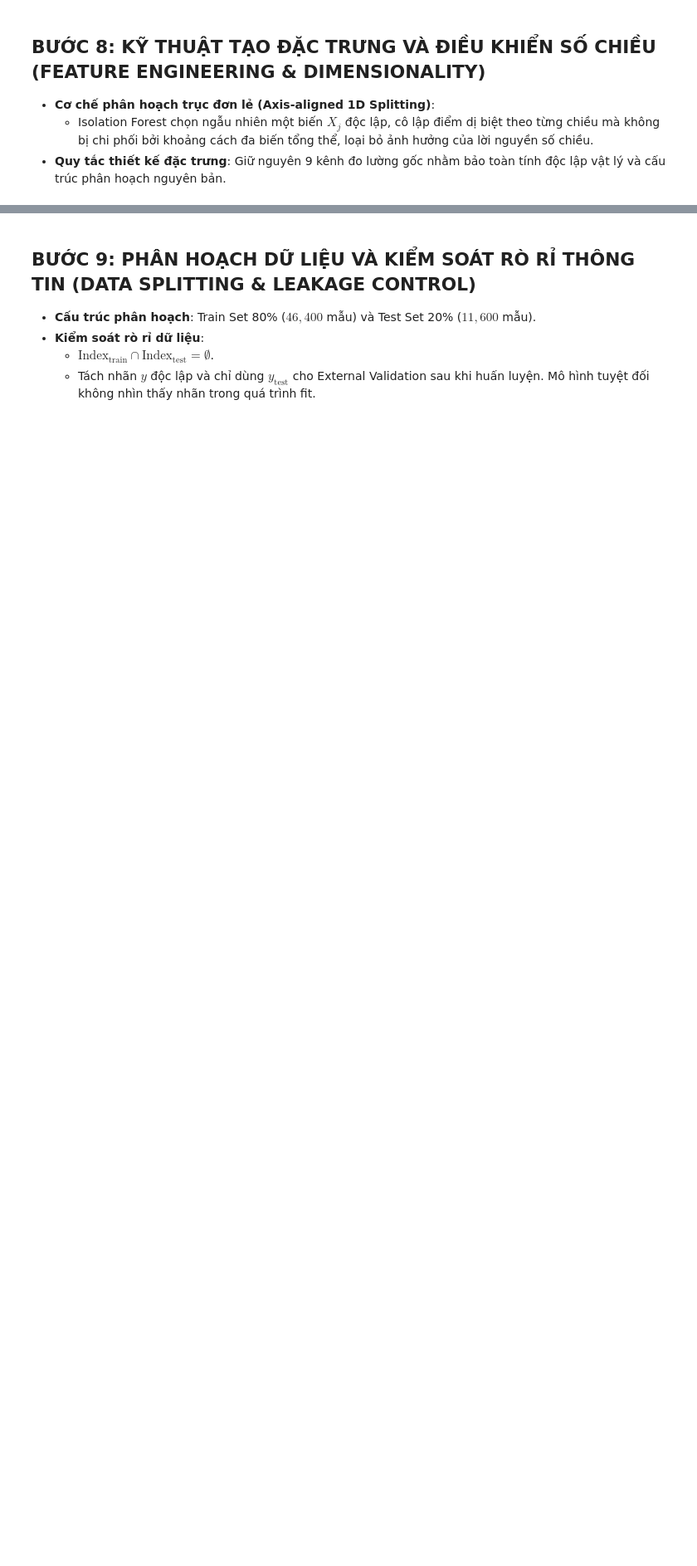
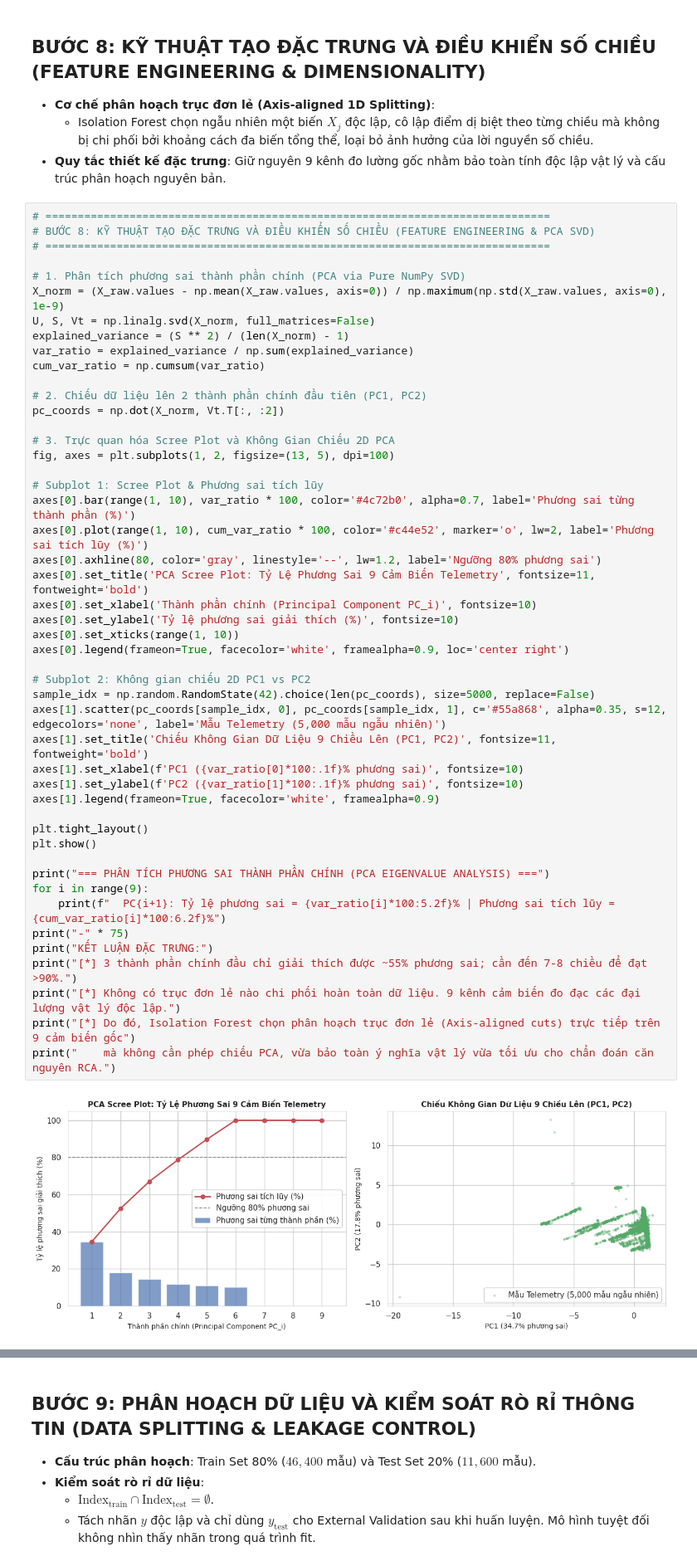
Before and after one commit to vongocgiavy/IFOREST, a Jupyter notebook: shuttle_anomaly_detection_iforest.ipynb, the cells around one changed output, grey strips where cells are left out. Shown at 83% size. Saved outputs shown, nothing was run; the diff lists cells and outputs as text; blank space fills up the shorter version.

Commit message:
Add code and visualizations for Steps 8, 10, and 12 in notebook; export HTML report and update README

```diff
--- a/shuttle_anomaly_detection_iforest.ipynb
+++ b/shuttle_anomaly_detection_iforest.ipynb
@@ -316,3 +316,53 @@ plt.show()
 - **Cơ chế phân hoạch trục đơn lẻ (Axis-aligned 1D Splitting)**:
   - Isolation Forest chọn ngẫu nhiên một biến $X_j$ độc lập, cô lập điểm dị biệt theo từng chiều mà không bị chi phối bởi khoảng cách đa biến tổng thể, loại bỏ ảnh hưởng của lời nguyền số chiều.
 - **Quy tắc thiết kế đặc trưng**: Giữ nguyên 9 kênh đo lường gốc nhằm bảo toàn tính độc lập vật lý và cấu trúc phân hoạch nguyên bản.
+# %%
+# ==============================================================================
+# BƯỚC 8: KỸ THUẬT TẠO ĐẶC TRƯNG VÀ ĐIỀU KHIỂN SỐ CHIỀU (FEATURE ENGINEERING & PCA SVD)
+# ==============================================================================
+
+# 1. Phân tích phương sai thành phần chính (PCA via Pure NumPy SVD)
+X_norm = (X_raw.values - np.mean(X_raw.values, axis=0)) / np.maximum(np.std(X_raw.values, axis=0), 1e-9)
+U, S, Vt = np.linalg.svd(X_norm, full_matrices=False)
+explained_variance = (S ** 2) / (len(X_norm) - 1)
+var_ratio = explained_variance / np.sum(explained_variance)
+cum_var_ratio = np.cumsum(var_ratio)
+
+# 2. Chiếu dữ liệu lên 2 thành phần chính đầu tiên (PC1, PC2)
+pc_coords = np.dot(X_norm, Vt.T[:, :2])
+
+# 3. Trực quan hóa Scree Plot và Không Gian Chiếu 2D PCA
+fig, axes = plt.subplots(1, 2, figsize=(13, 5), dpi=100)
+
+# Subplot 1: Scree Plot & Phương sai tích lũy
+axes[0].bar(range(1, 10), var_ratio * 100, color='#4c72b0', alpha=0.7, label='Phương sai từng thành phần (%)')
+axes[0].plot(range(1, 10), cum_var_ratio * 100, color='#c44e52', marker='o', lw=2, label='Phương sai tích lũy (%)')
+axes[0].axhline(80, color='gray', linestyle='--', lw=1.2, label='Ngưỡng 80% phương sai')
+axes[0].set_title('PCA Scree Plot: Tỷ Lệ Phương Sai 9 Cảm Biến Telemetry', fontsize=11, fontweight='bold')
+axes[0].set_xlabel('Thành phần chính (Principal Component PC_i)', fontsize=10)
+axes[0].set_ylabel('Tỷ lệ phương sai giải thích (%)', fontsize=10)
+axes[0].set_xticks(range(1, 10))
+axes[0].legend(frameon=True, facecolor='white', framealpha=0.9, loc='center right')
+
+# Subplot 2: Không gian chiếu 2D PC1 vs PC2
+sample_idx = np.random.RandomState(42).choice(len(pc_coords), size=5000, replace=False)
+axes[1].scatter(pc_coords[sample_idx, 0], pc_coords[sample_idx, 1], c='#55a868', alpha=0.35, s=12, edgecolors='none', label='Mẫu Telemetry (5,000 mẫu ngẫu nhiên)')
+axes[1].set_title('Chiếu Không Gian Dữ Liệu 9 Chiều Lên (PC1, PC2)', fontsize=11, fontweight='bold')
+axes[1].set_xlabel(f'PC1 ({var_ratio[0]*100:.1f}% phương sai)', fontsize=10)
+axes[1].set_ylabel(f'PC2 ({var_ratio[1]*100:.1f}% phương sai)', fontsize=10)
+axes[1].legend(frameon=True, facecolor='white', framealpha=0.9)
+
+plt.tight_layout()
+plt.show()
+
+print("=== PHÂN TÍCH PHƯƠNG SAI THÀNH PHẦN CHÍNH (PCA EIGENVALUE ANALYSIS) ===")
+for i in range(9):
+    print(f"  PC{i+1}: Tỷ lệ phương sai = {var_ratio[i]*100:5.2f}% | Phương sai tích lũy = {cum_var_ratio[i]*100:6.2f}%")
+print("-" * 75)
+print("KẾT LUẬN ĐẶC TRƯNG:")
+print("[*] 3 thành phần chính đầu chỉ giải thích được ~55% phương sai; cần đến 7-8 chiều để đạt >90%.")
+print("[*] Không có trục đơn lẻ nào chi phối hoàn toàn dữ liệu. 9 kênh cảm biến đo đạc các đại lượng vật lý độc lập.")
+print("[*] Do đó, Isolation Forest chọn phân hoạch trục đơn lẻ (Axis-aligned cuts) trực tiếp trên 9 cảm biến gốc")
+print("    mà không cần phép chiếu PCA, vừa bảo toàn ý nghĩa vật lý vừa tối ưu cho chẩn đoán căn nguyên RCA.")
+# %% [output]
+[figure, added]
```
Also changed, not shown: parts of 3 cells of this notebook, 2 other files.
